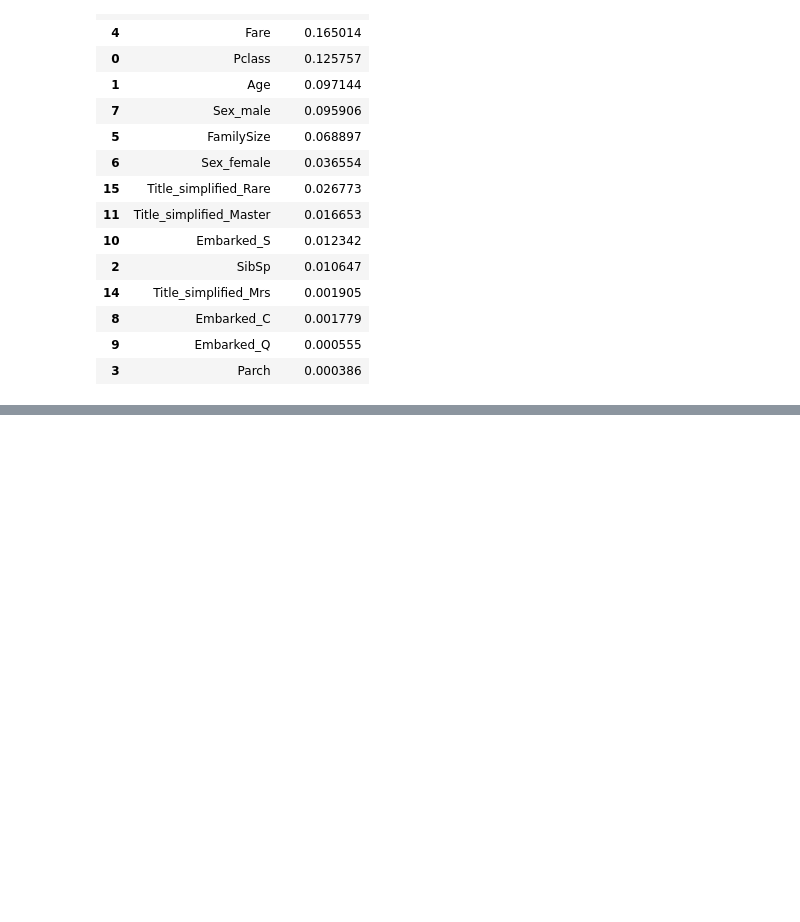
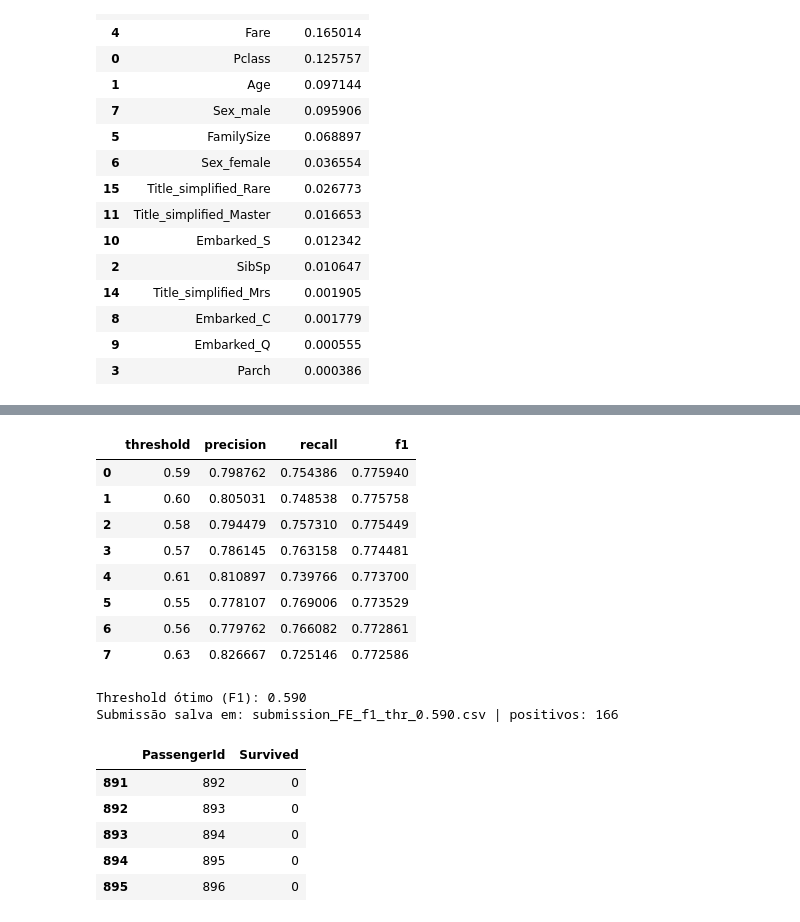
Before and after one commit to carlostarling/projeto-titanic, a Jupyter notebook: notebooks/01_eda.ipynb, the cells around one changed output, grey strips where cells are left out. Saved outputs shown, nothing was run; the diff lists cells and outputs as text; code cells hidden in the pictures; blank space fills up the shorter version.

```diff
--- a/notebooks/01_eda.ipynb
+++ b/notebooks/01_eda.ipynb
@@ -683,0 +1163,20 @@ else:
+# %%
+from sklearn.model_selection import StratifiedKFold, cross_val_score
+from sklearn.linear_model import LogisticRegression
+from sklearn.pipeline import Pipeline
+import pandas as pd
+import numpy as np
+
+X = df_train.drop(columns=["Survived"]).copy()
+y = df_train["Survived"].astype(int)
+
+skf = StratifiedKFold(n_splits=5, shuffle=True, random_state=42)
+
+logreg = LogisticRegression(max_iter=1000, class_weight="balanced")
+pipe = Pipeline(steps=[("preprocess", preprocess_recall), ("model", logreg)])
+
+scores_f1 = cross_val_score(pipe, X, y, cv=skf, scoring="f1", n_jobs=-1)
+scores_rec = cross_val_score(pipe, X, y, cv=skf, scoring="recall", n_jobs=-1)
+
+print(f"F1 (CV): mean={scores_f1.mean():.3f} ± {scores_f1.std():.3f}")
+print(f"Recall (CV): mean={scores_rec.mean():.3f} ± {scores_rec.std():.3f}")
@@ -683,0 +1186,59 @@ else:
+# %%
+from sklearn.model_selection import cross_val_predict
+from sklearn.metrics import precision_score, recall_score, f1_score
+import numpy as np
+import pandas as pd
+from pathlib import Path
+
+# probas OOF
+y_proba_cv = cross_val_predict(pipe, X, y, cv=skf, method="predict_proba", n_jobs=-1)[:, 1]
+
+# grid de thresholds e escolha pelo melhor F1
+thresholds = np.arange(0.40, 0.66, 0.01)
+grid = []
+for t in thresholds:
+    y_pred = (y_proba_cv >= t).astype(int)
+    grid.append({
+        "threshold": t,
+        "precision": precision_score(y, y_pred),
+        "recall": recall_score(y, y_pred),
+        "f1": f1_score(y, y_pred)
+    })
+df_grid = pd.DataFrame(grid).sort_values("f1", ascending=False).reset_index(drop=True)
+display(df_grid.head(8))
+
+t_star = df_grid.iloc[0]["threshold"]
+print(f"Threshold ótimo (F1): {t_star:.3f}")
+
+# treino final + submissão
+pipe.fit(X, y)
+X_test = df_test.copy()
+test_proba = pipe.predict_proba(X_test)[:, 1]
+test_pred = (test_proba >= t_star).astype(int)
+
+submission = pd.DataFrame({
+    "PassengerId": df_test["PassengerId"],
+    "Survived": test_pred
+})
+out_path = Path(f"submission_FE_f1_thr_{t_star:.3f}.csv")
+submission.to_csv(out_path, index=False)
+print("Submissão salva em:", out_path.as_posix(), "| positivos:", int(test_pred.sum()))
+submission.head()
+# %% [output]
+|  | threshold | precision | recall | f1 |
+| 0 | 0.59 | 0.798762 | 0.754386 | 0.775940 |
+| 1 | 0.60 | 0.805031 | 0.748538 | 0.775758 |
+| 2 | 0.58 | 0.794479 | 0.757310 | 0.775449 |
+| 3 | 0.57 | 0.786145 | 0.763158 | 0.774481 |
+| 4 | 0.61 | 0.810897 | 0.739766 | 0.773700 |
+| 5 | 0.55 | 0.778107 | 0.769006 | 0.773529 |
+| 6 | 0.56 | 0.779762 | 0.766082 | 0.772861 |
+| 7 | 0.63 | 0.826667 | 0.725146 | 0.772586 |
+Threshold ótimo (F1): 0.590
+Submissão salva em: submission_FE_f1_thr_0.590.csv | positivos: 166
+|  | PassengerId | Survived |
+| 891 | 892 | 0 |
+| 892 | 893 | 0 |
+| 893 | 894 | 0 |
+| 894 | 895 | 0 |
+| 895 | 896 | 0 |
```
Also changed, not shown: parts of 36 cells of this notebook, 12 other files.
